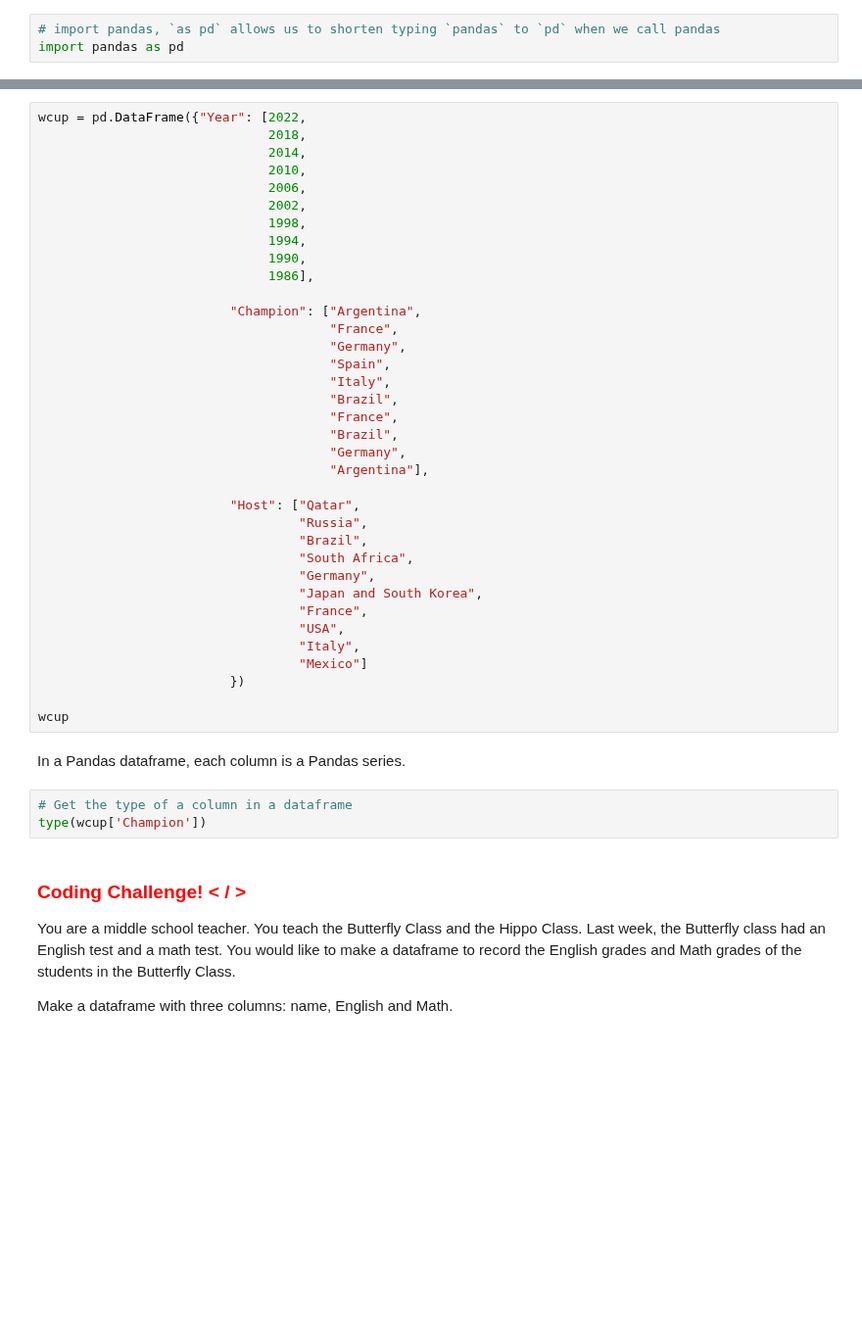
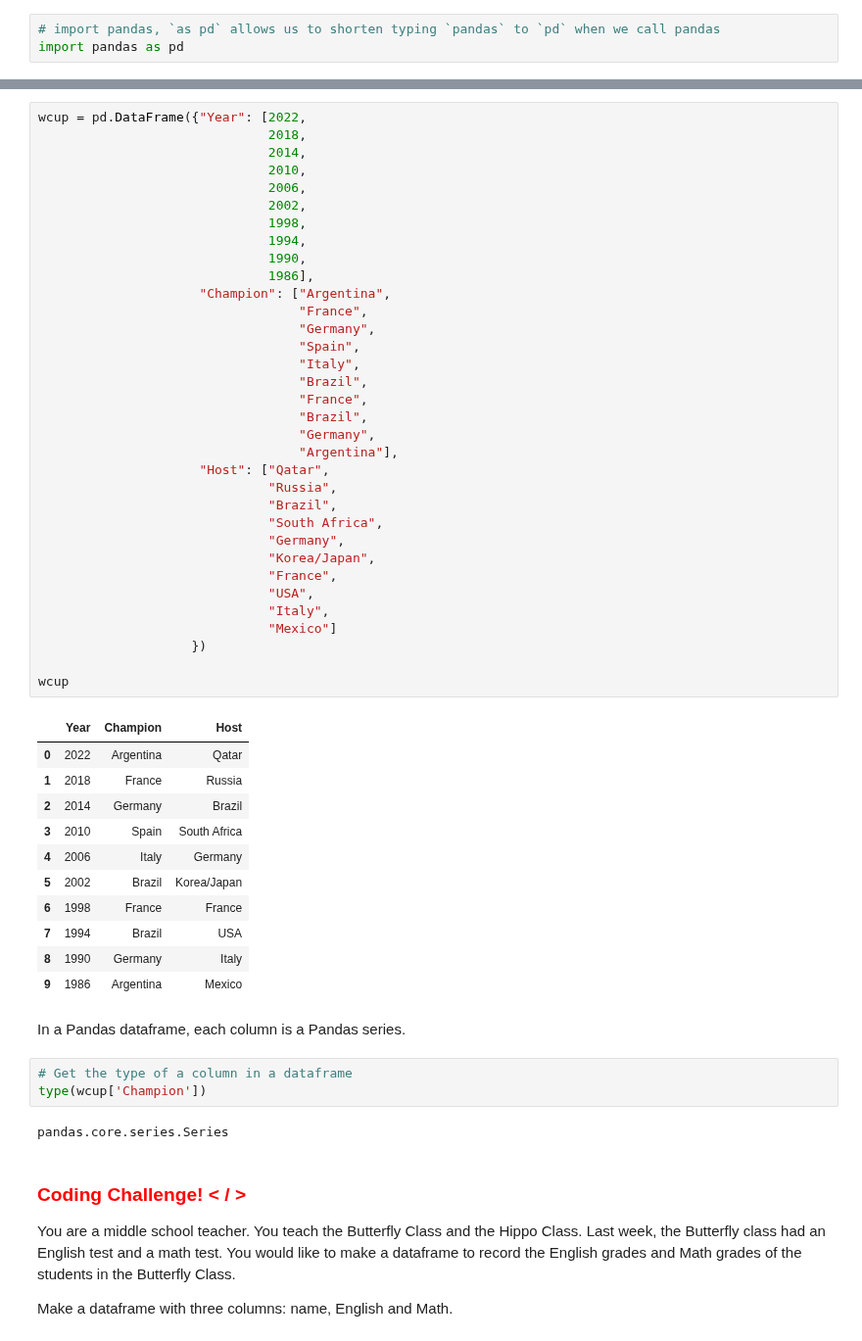
Before and after one commit to ithaka/constellate-notebooks, a Jupyter notebook: pandas-1.ipynb, the cells around one changed output, grey strips where cells are left out. Shown at 98% size. Saved outputs shown, nothing was run; the diff lists cells and outputs as text; blank space fills up the shorter version.

```diff
--- a/pandas-1.ipynb
+++ b/pandas-1.ipynb
@@ -126,44 +147,56 @@ We will create a Pandas DataFrame based on this table. To create our dataframe,
 # %%
 wcup = pd.DataFrame({"Year": [2022,
                               2018,
                               2014,
                               2010,
                               2006,
                               2002,
                               1998,
                               1994,
                               1990,
                               1986],
-
-                         "Champion": ["Argentina",
-                                      "France",
-                                      "Germany",
-                                      "Spain",
-                                      "Italy",
-                                      "Brazil",
-                                      "France",
-                                      "Brazil",
-                                      "Germany",
-                                      "Argentina"],
-
-                         "Host": ["Qatar",
-                                  "Russia",
+                     "Champion": ["Argentina",
+                                  "France",
+                                  "Germany",
+                                  "Spain",
+                                  "Italy",
                                   "Brazil",
-                                  "South Africa",
+                                  "France",
+                                  "Brazil",
                                   "Germany",
-                                  "Japan and South Korea",
-                                  "France",
-                                  "USA",
-                                  "Italy",
-                                  "Mexico"]
-                         })
+                                  "Argentina"],
+                     "Host": ["Qatar",
+                              "Russia",
+                              "Brazil",
+                              "South Africa",
+                              "Germany",
+                              "Korea/Japan",
+                              "France",
+                              "USA",
+                              "Italy",
+                              "Mexico"]
+                    })
 
 wcup
+# %% [output]
+|  | Year | Champion | Host |
+| 0 | 2022 | Argentina | Qatar |
+| 1 | 2018 | France | Russia |
+| 2 | 2014 | Germany | Brazil |
+| 3 | 2010 | Spain | South Africa |
+| 4 | 2006 | Italy | Germany |
+| 5 | 2002 | Brazil | Korea/Japan |
+| 6 | 1998 | France | France |
+| 7 | 1994 | Brazil | USA |
+| 8 | 1990 | Germany | Italy |
+| 9 | 1986 | Argentina | Mexico |
 # %% [markdown]
 In a Pandas dataframe, each column is a Pandas series.
 # %%
 # Get the type of a column in a dataframe
 type(wcup['Champion'])
+# %% [output]
+pandas.core.series.Series
 # %% [markdown]
 <h3 style="color:red; display:inline">Coding Challenge! &lt; / &gt; </h3>
 
```
Also changed, not shown: parts of 65 cells of this notebook.
